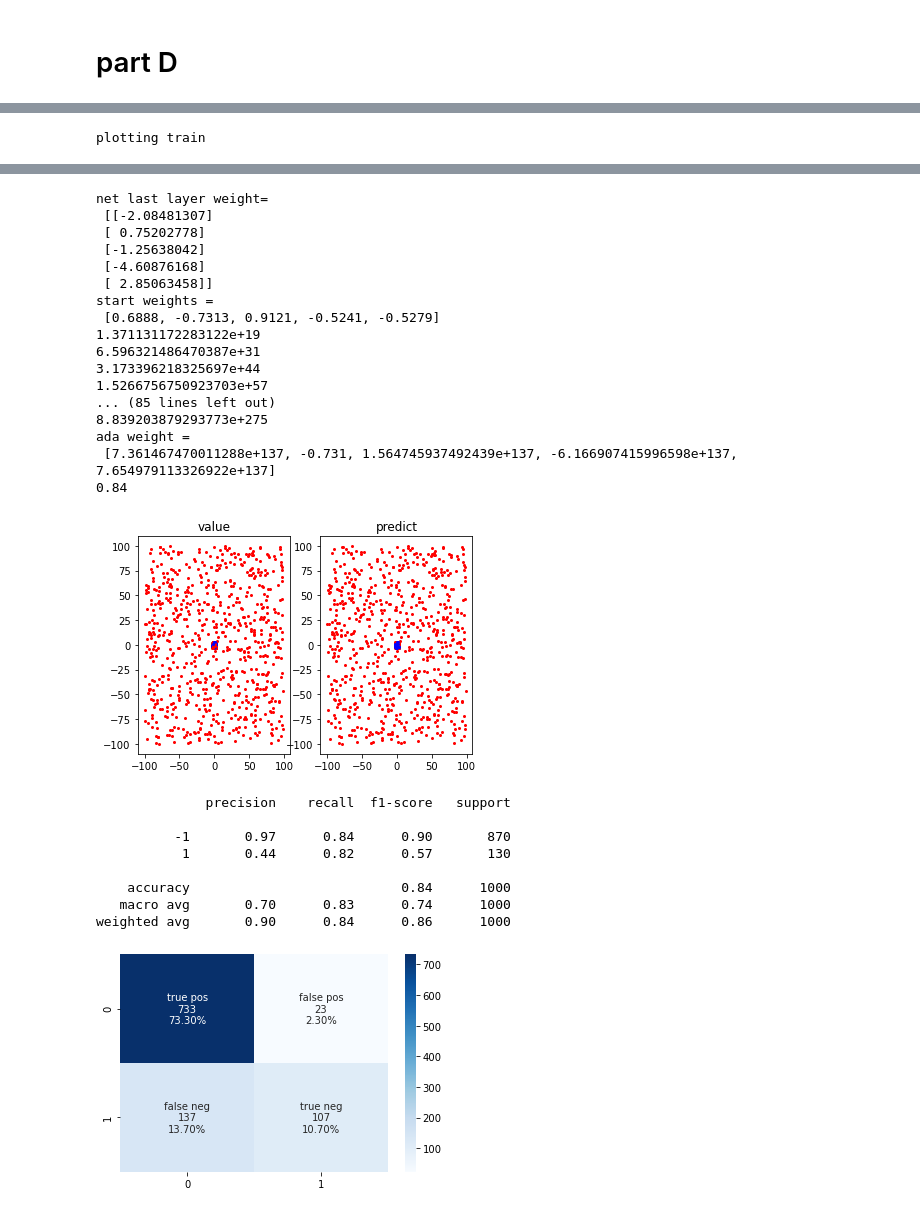
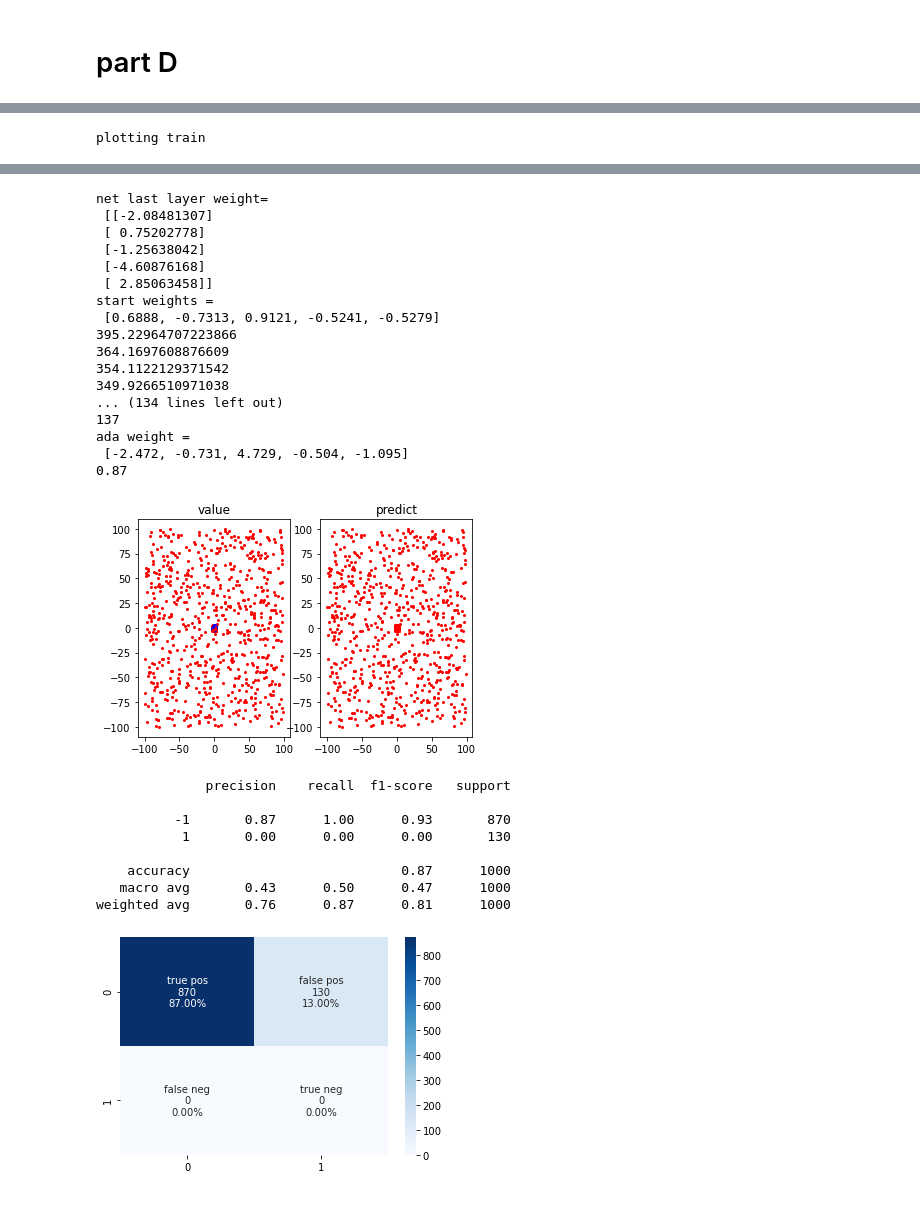
Before and after one commit to TaliaSeada/NeuroComputation_firstProject, a Jupyter notebook: C_D/C D.ipynb, the cells around one changed output, grey strips where cells are left out. Drawn from its saved outputs; the diff is of its cells as text; code cells hidden in the pictures.

```diff
--- a/C_D/C D.ipynb
+++ b/C_D/C D.ipynb
@@ -101,9 +101,9 @@ class NeuralNetwork:
             pred1 = []
             predictionlist=[]
             for j in range(len(data)):
-                prediction=0
+                prediction=bias[k]
                 for i in range(len(lastlayers)):
-                    prediction =prediction+ bias[k] + (lastlayers[i][j] * weight[i][k])
+                    prediction += (lastlayers[i][j] * weight[i][k])
 #                 predictionlist.append(prediction)
                 if prediction > 0:
                     predictionlist.append(prediction)
@@ -598,49 +596,50 @@ dftest=pd.DataFrame()
 for i in range(len(listB)):
     if(i<len(listB)-1):
         dftest[i]=listB[i]
     else:
         dftest["value"]=listB[i]
 print("net last layer weight=\n",net2.clf.coefs_[-1])
-adab=Adaline(0.752, dftrain, len(listA)-1,epoch=90,change_lr=22)
+# adab=Adaline(0.752, dftrain, len(listA)-1,epoch=90,change_lr=22)
+adab=Adaline(0.2, dftrain, len(listA)-1,epoch=250,change_lr=70)
 weight,bias =adab.fit()
 print("ada weight =\n",weight)
 count=adab.predict(dftest,testb,weight, bias)
 print(adab.score(count, dftest))
 plotting_test(testb)
 con_mat1 = confusion_matrix(testb["pred"],testb["value"])
 confussion_matrix(con_mat1)
 print(classification_report(testb["value"],testb["pred"]))
 # %% [output]
 plotting train
 [figure]
 [figure]
 net last layer weight=
  [[-2.08481307]
  [ 0.75202778]
  [-1.25638042]
  [-4.60876168]
  [ 2.85063458]]
 start weights =
  [0.6888, -0.7313, 0.9121, -0.5241, -0.5279]
-1.371131172283122e+19
-6.596321486470387e+31
-3.173396218325697e+44
-1.5266756750923703e+57
-... (85 lines left out)
-8.839203879293773e+275
+395.22964707223866
+364.1697608876609
+354.1122129371542
+349.9266510971038
+... (134 lines left out)
+137
 ada weight =
- [7.361467470011288e+137, -0.731, 1.564745937492439e+137, -6.166907415996598e+137, 7.654979113326922e+137]
-0.84
+ [-2.472, -0.731, 4.729, -0.504, -1.095]
+0.87
-[figure, old version]
+[figure, new version]
               precision    recall  f1-score   support
 
-          -1       0.97      0.84      0.90       870
-           1       0.44      0.82      0.57       130
+          -1       0.87      1.00      0.93       870
+           1       0.00      0.00      0.00       130
 
-    accuracy                           0.84      1000
-   macro avg       0.70      0.83      0.74      1000
-weighted avg       0.90      0.84      0.86      1000
+    accuracy                           0.87      1000
+   macro avg       0.43      0.50      0.47      1000
+weighted avg       0.76      0.87      0.81      1000
-[figure, old version]
+[figure, new version]
 # %%
 # (5,10,10,5)
 # lr=0.75
```
Also changed, not shown: parts of 11 cells of this notebook.
